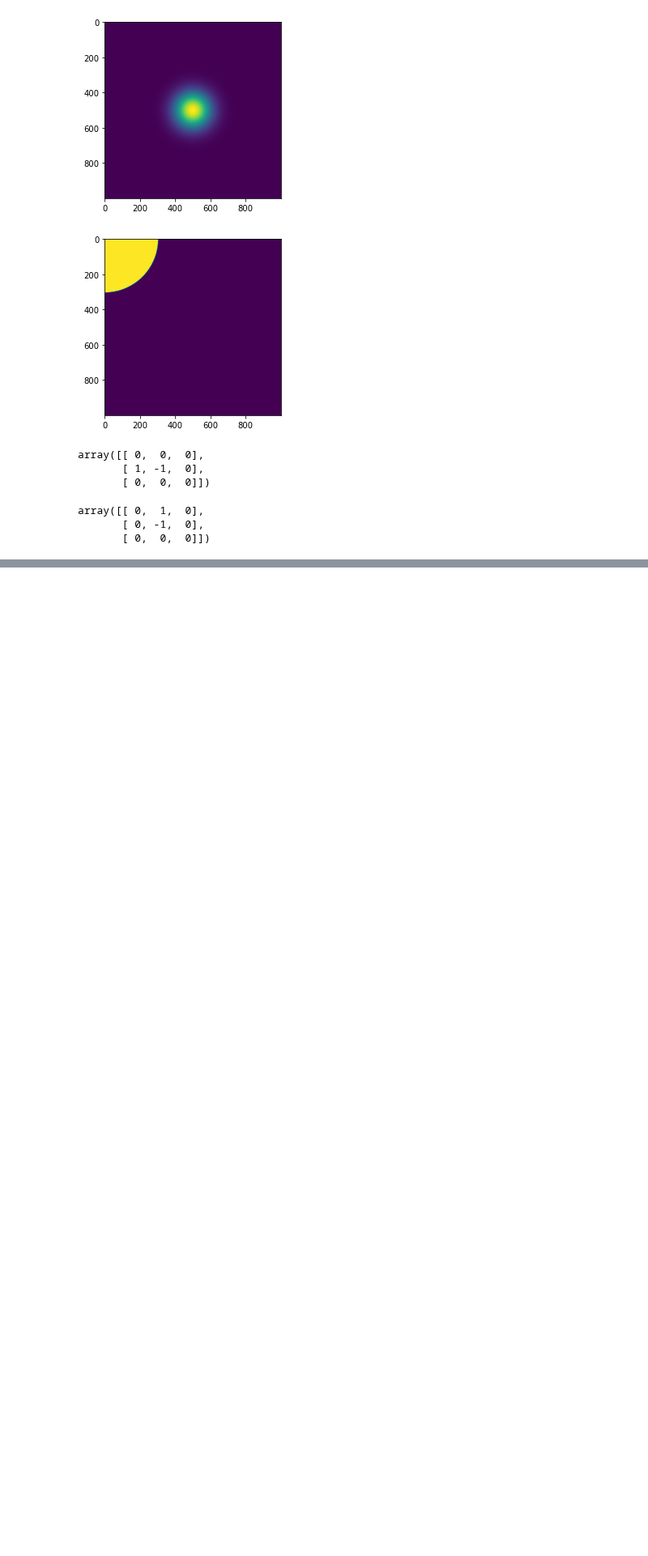
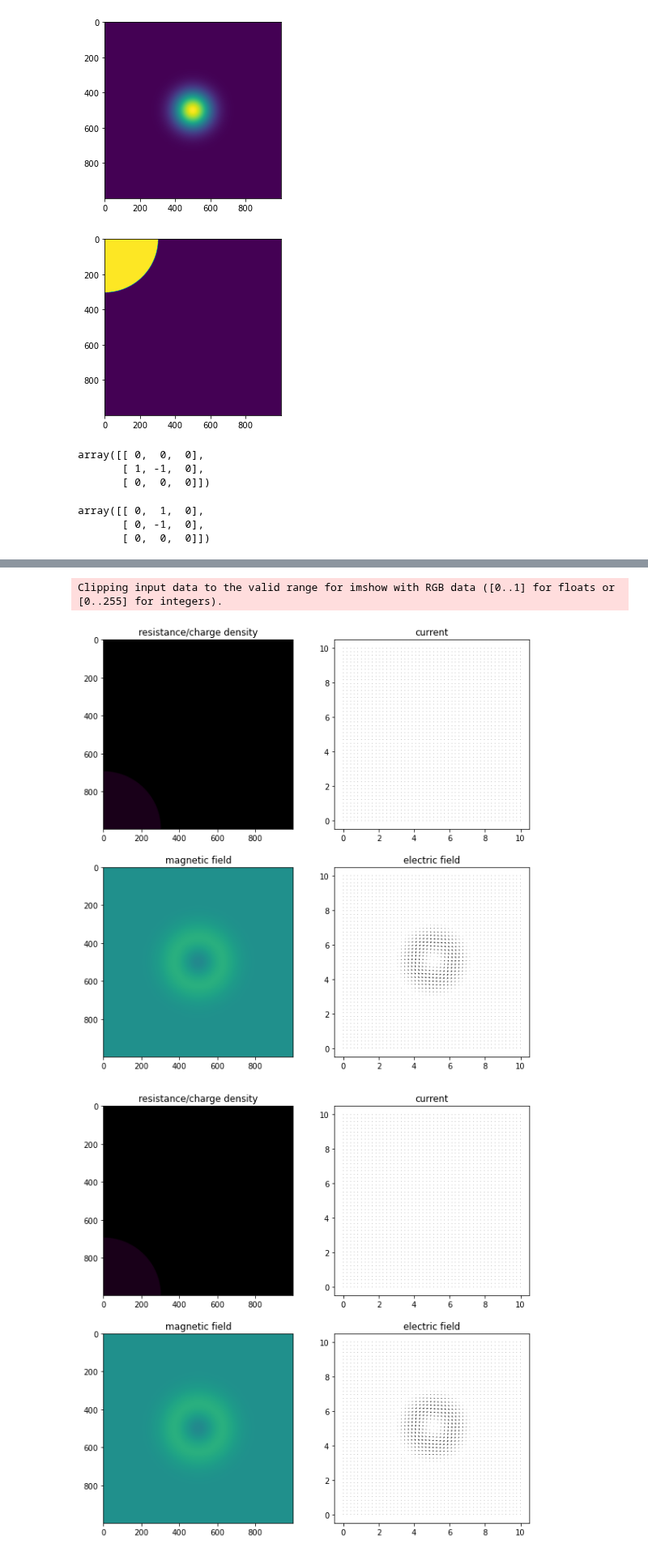
Before and after one commit to OliverSkocek/maxwell, a Jupyter notebook: notebooks/another_discretization_of_2d_maxwell.ipynb, the cells around one changed output, grey strips where cells are left out. Shown at 81% size. Drawn from its saved outputs; the diff is of its cells as text; code cells hidden in the pictures; blank space fills up the shorter version.

```diff
--- a/notebooks/another_discretization_of_2d_maxwell.ipynb
+++ b/notebooks/another_discretization_of_2d_maxwell.ipynb
@@ -11,7 +12,7 @@ from IPython.display import clear_output
 # %%
 N = 1000
-dt = 0.01
-h = 1
+dt = 0.001
+h = 1 / N
 # %%
 _U = np.zeros(shape=(N, N, 2))
 _I = np.zeros(shape=(N, N, 2))
@@ -85,7 +86,7 @@ p = tf.Variable(_p.reshape((1, N, N, 1)), name='charge_density', dtype=tf.float6
 class cam():
 
     def __init__(self, ):
-        self.fig, self.axs = plt.subplots(2, 2, figsize=(10,10))
+        self.fig, self.axs = plt.subplots(2, 2)
         self.camera = Camera(self.fig)
 
     def plot(self, rp, i, v, b):
@@ -95,8 +96,20 @@ class cam():
         self.axs[0, 1].set_title('current')
         self.axs[1, 0].imshow(b, vmin=-1, vmax=1)
         self.axs[1, 0].set_title('magnetic field')
-        self.axs[1, 1].quiver(np.linspace(0,10,50),np.linspace(0,10,50), v[::20,::20,0], v[::20,::20,1], scale=3)
+        self.axs[1, 1].quiver(np.linspace(0,10,50),np.linspace(0,10,50), v[::20,::20,0], v[::20,::20,1], scale=1)
         self.axs[1, 1].set_title('electric field')
-        self.fig.set_figheight(15)
-        self.fig.set_figwidth(15)
+        self.fig.set_figheight(10)
+        self.fig.set_figwidth(10)
         self.camera.snap()
+# %%
+tt = time()
+for jter in range(1000):
+    I = U / R
+    dB = convolution(U, filters=faraday_filter, padding='SAME')
+    dp = convolution(I, filters=continuity_filter, padding='SAME')
+    dU = (convolution(B, filters=ampere_filter, padding='SAME') / eps / mu - I / eps)
+
+    U.assign_add(dU * dt)
+    B.assign_add(dB * dt)
+    p.assign_add(dp * dt)
+print(time() - tt)
@@ -103,3 +122,16 @@ class cam():
+# %%
+r = np.squeeze(R.numpy())
+_p = np.squeeze(p.numpy())
+rp = np.stack([r,_p,r]).transpose(2,1,0)
+rp = (255*rp).astype(np.int8)
+j = tf.squeeze(I).numpy()
+cc = cam()
+cc.plot(np.flipud(rp), j / h, tf.squeeze(U).numpy() / h, np.flipud(tf.squeeze(B).numpy()))
+cc.fig
+# %% [output]
+Clipping input data to the valid range for imshow with RGB data ([0..1] for floats or [0..255] for integers).
+[figure, added]
+[figure, added]
 # %%
 #%%capture
 cc = cam()
```
Also changed, not shown: parts of 5 cells of this notebook, 2 other files.
